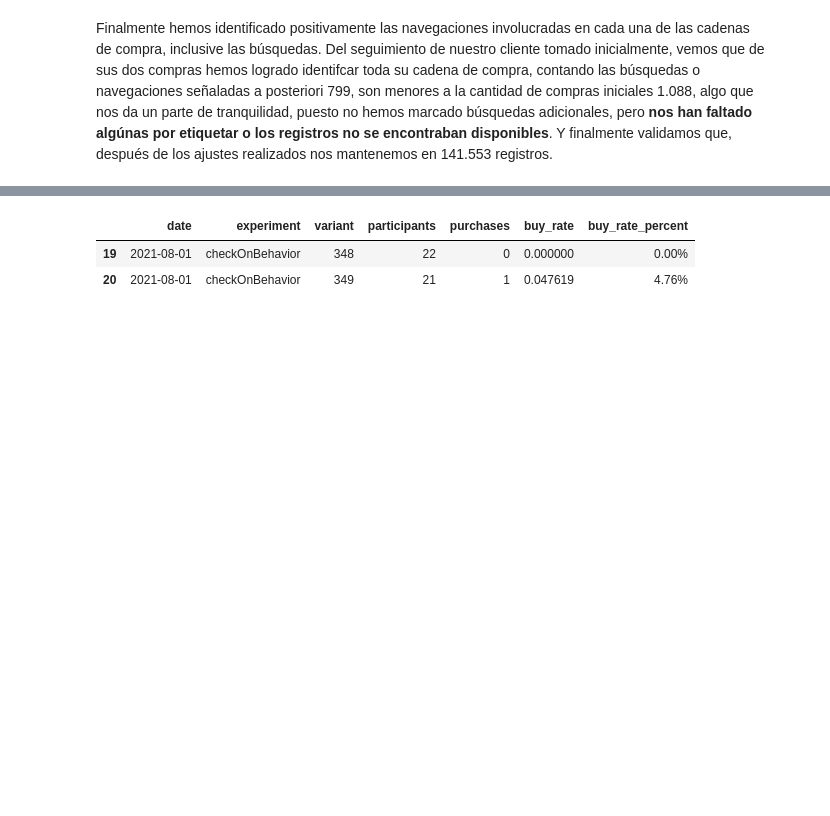
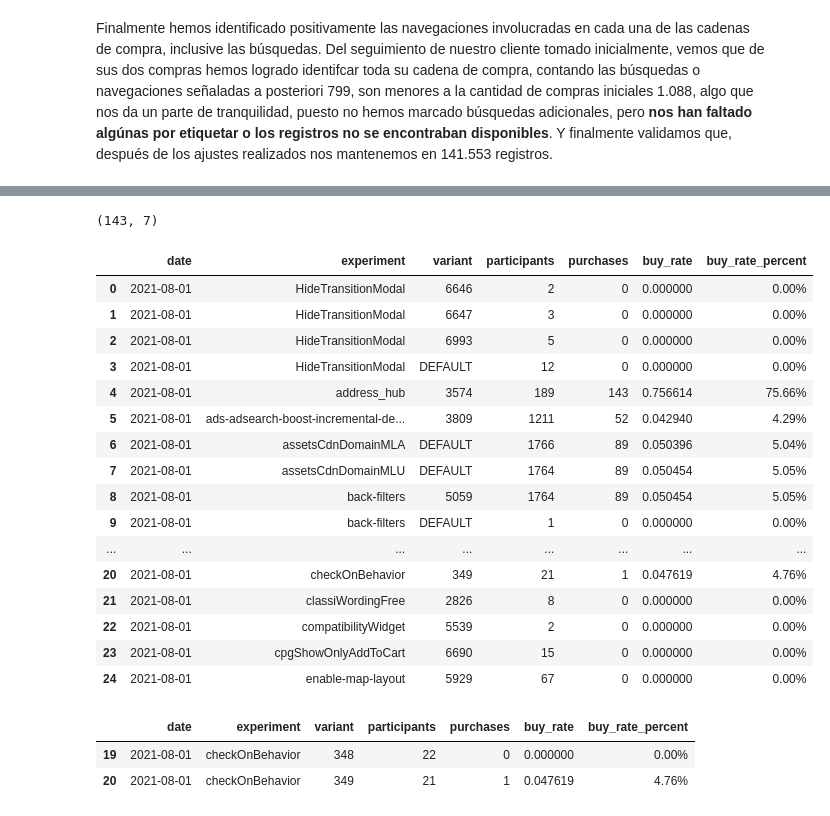
Before and after one commit to jmpaiba123/AB_Testing_Meli, a Jupyter notebook: jupyter_notebooks/01_EDA_AB_test_meli.ipynb, the cells around one changed output, grey strips where cells are left out. Drawn from its saved outputs; the diff is of its cells as text; code cells hidden in the pictures; blank space fills up the shorter version.

```diff
--- a/jupyter_notebooks/01_EDA_AB_test_meli.ipynb
+++ b/jupyter_notebooks/01_EDA_AB_test_meli.ipynb
@@ -402,3 +375,25 @@ df_grouped_00.head(130)
+# %%
+print(df_grouped_00.shape)
+df_grouped_00.head(25)
+# %% [output]
+(143, 7)
+|  | date | experiment | variant | participants | purchases | buy_rate | buy_rate_percent |
+| 0 | 2021-08-01 | HideTransitionModal | 6646 | 2 | 0 | 0.000000 | 0.00% |
+| 1 | 2021-08-01 | HideTransitionModal | 6647 | 3 | 0 | 0.000000 | 0.00% |
+| 2 | 2021-08-01 | HideTransitionModal | 6993 | 5 | 0 | 0.000000 | 0.00% |
+| 3 | 2021-08-01 | HideTransitionModal | DEFAULT | 12 | 0 | 0.000000 | 0.00% |
+| 4 | 2021-08-01 | address_hub | 3574 | 189 | 143 | 0.756614 | 75.66% |
+| 5 | 2021-08-01 | ads-adsearch-boost-incremental-de... | 3809 | 1211 | 52 | 0.042940 | 4.29% |
+| 6 | 2021-08-01 | assetsCdnDomainMLA | DEFAULT | 1766 | 89 | 0.050396 | 5.04% |
+| 7 | 2021-08-01 | assetsCdnDomainMLU | DEFAULT | 1764 | 89 | 0.050454 | 5.05% |
+| 8 | 2021-08-01 | back-filters | 5059 | 1764 | 89 | 0.050454 | 5.05% |
+| 9 | 2021-08-01 | back-filters | DEFAULT | 1 | 0 | 0.000000 | 0.00% |
+| ... | ... | ... | ... | ... | ... | ... | ... |
+| 20 | 2021-08-01 | checkOnBehavior | 349 | 21 | 1 | 0.047619 | 4.76% |
+| 21 | 2021-08-01 | classiWordingFree | 2826 | 8 | 0 | 0.000000 | 0.00% |
+| 22 | 2021-08-01 | compatibilityWidget | 5539 | 2 | 0 | 0.000000 | 0.00% |
+| 23 | 2021-08-01 | cpgShowOnlyAddToCart | 6690 | 15 | 0 | 0.000000 | 0.00% |
+| 24 | 2021-08-01 | enable-map-layout | 5929 | 67 | 0 | 0.000000 | 0.00% |
 # %%
 df_grouped_00[df_grouped_00.experiment=='checkOnBehavior'].head(2)
 # %% [output]
```
Also changed, not shown: parts of 31 cells of this notebook, 2 other files.
